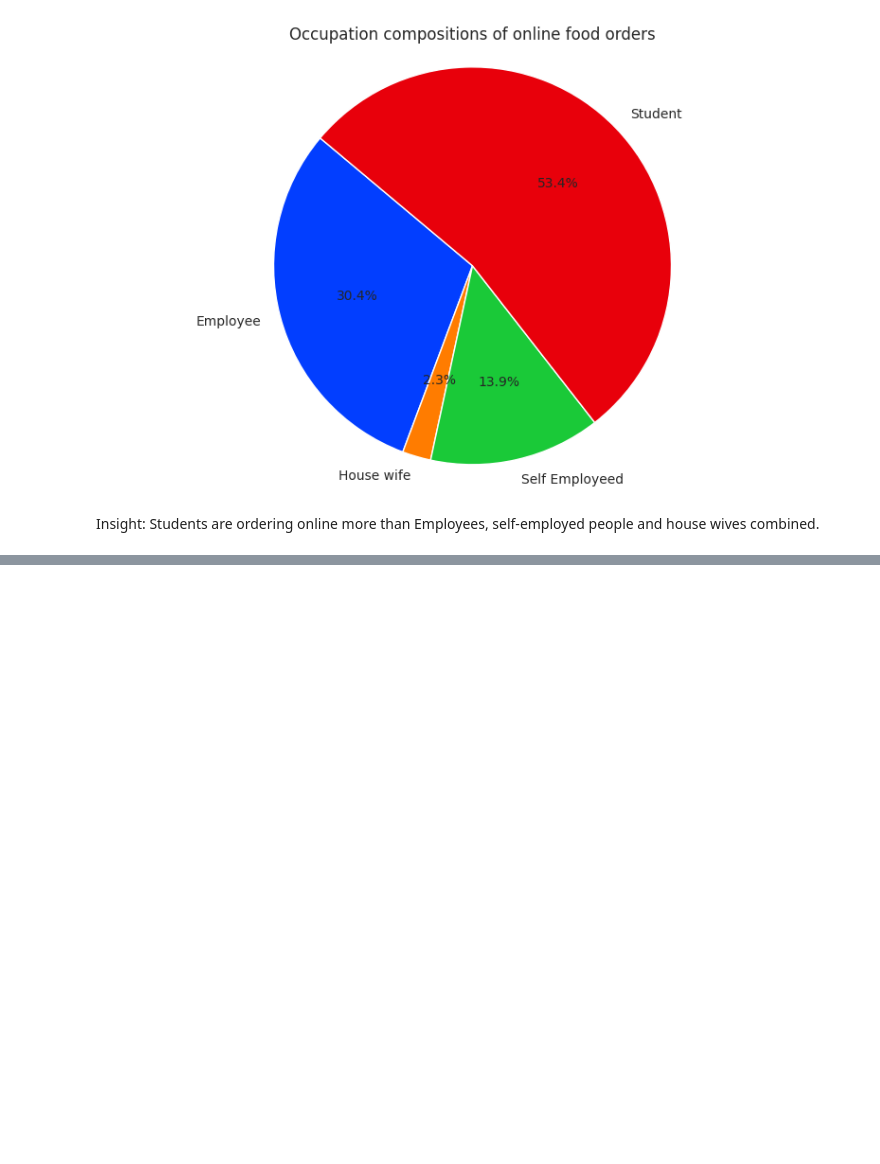
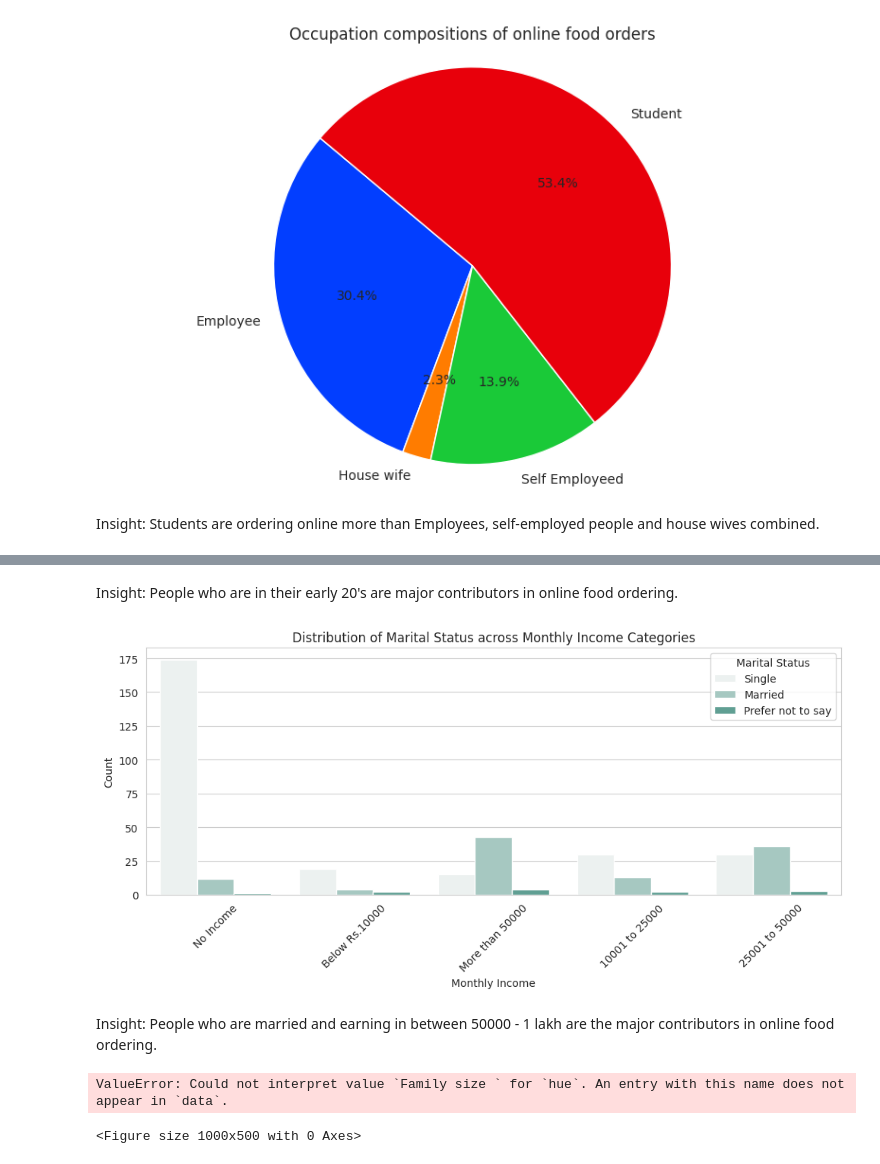
Before and after one commit to yommigold/NPower-Canada-JDA_Group_3, a Jupyter notebook: Group3_Online_Food.ipynb, the cells around one changed output, grey strips where cells are left out. Saved outputs shown, nothing was run; the diff lists cells and outputs as text; code cells hidden in the pictures; blank space fills up the shorter version.

```diff
--- a/Group3_Online_Food.ipynb
+++ b/Group3_Online_Food.ipynb
@@ -142,0 +219,31 @@ Insight: Students are ordering online more than Employees, self-employed people
+# %% [markdown]
+Insight: People who are in their early 20's are major contributors in online food ordering.
+# %%
+# Marital status Across Monthly Income categories
+plt.figure(figsize=(10, 5))
+sns.countplot(x='Monthly Income', hue='Marital Status', data=food_data, palette='light:#5A9')
+plt.title('Distribution of Marital Status across Monthly Income Categories')
+plt.xlabel('Monthly Income')
+plt.xticks(rotation=45)  # Rotate labels to avoid overlap
+plt.ylabel('Count')
+plt.legend(title='Marital Status')
+plt.tight_layout()  # Adjust layout to make room for the rotated x-axis labels
+plt.show()
+# %% [output]
+[figure, added]
+# %% [markdown]
+Insight: People who are married and earning in between 50000 - 1 lakh are the major contributors in online food ordering.
+# %%
+# Family Size Across Monthly Income categories
+plt.figure(figsize=(10, 5))
+sns.countplot(x='Monthly Income', hue='Family size ', data=food_data, palette='light:#5A9')
+plt.title('Distribution of Family Size across Monthly Income Categories')
+plt.xlabel('Monthly Income')
+plt.xticks(rotation=45)  # Rotate labels to avoid overlap
+plt.ylabel('Count')
+plt.legend(title='Family Size')
+plt.tight_layout()  # Adjust layout to make room for the rotated x-axis labels
+plt.show()
+# %% [output]
+ValueError: Could not interpret value `Family size ` for `hue`. An entry with this name does not appear in `data`.
+<Figure size 1000x500 with 0 Axes>
```
Also changed, not shown: parts of 9 cells of this notebook.
